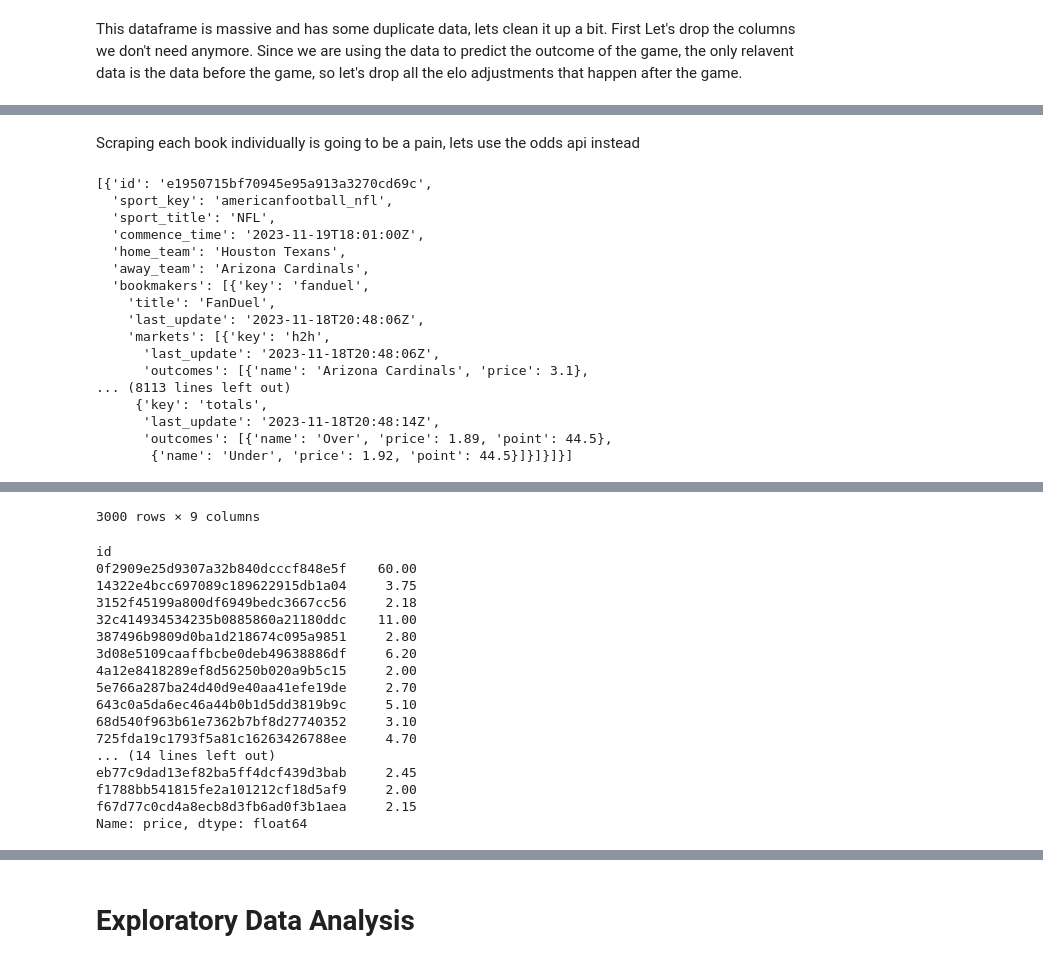
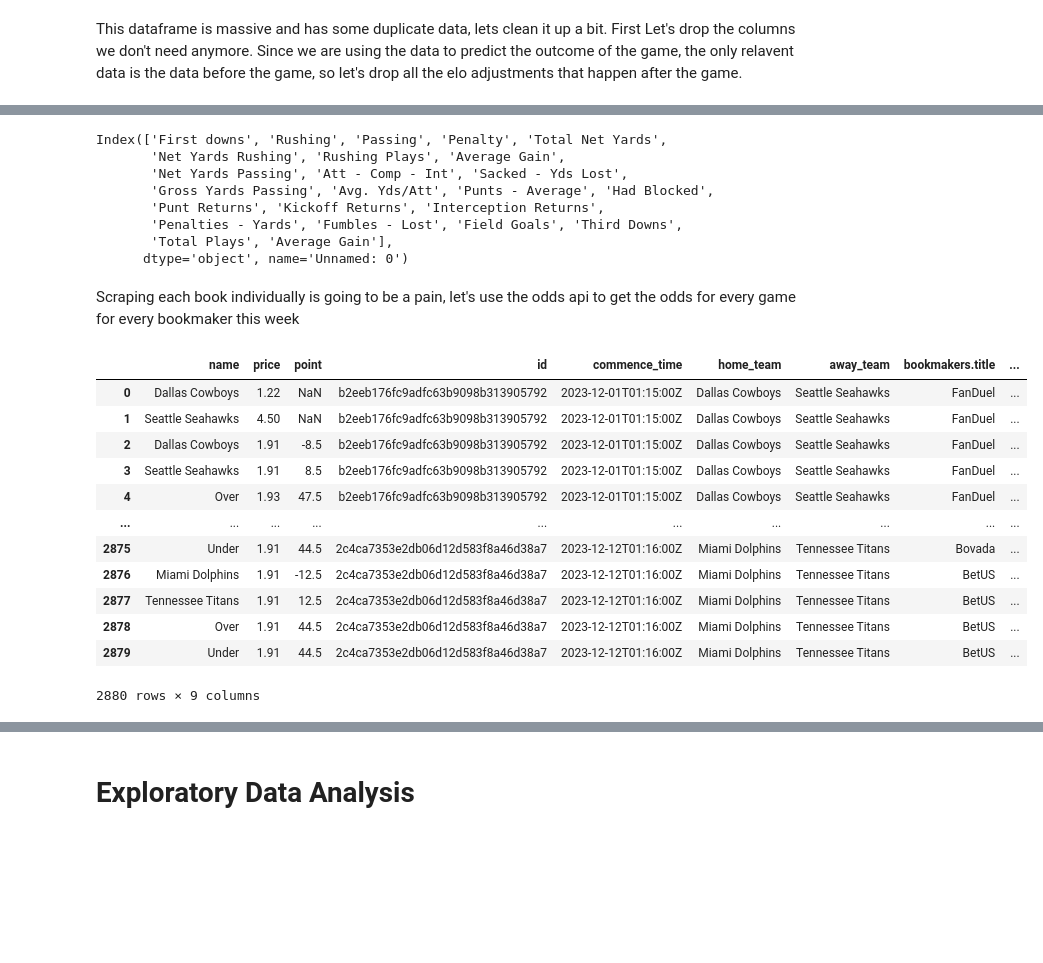
Before and after one commit to JonathanSears1/JonathanSears1.github.io, a Jupyter notebook: Beat-The-Books.ipynb, the cells around one changed output, grey strips where cells are left out. Saved outputs shown, nothing was run; the diff lists cells and outputs as text; code cells hidden in the pictures; blank space fills up the shorter version.

```diff
--- a/Beat-The-Books.ipynb
+++ b/Beat-The-Books.ipynb
@@ -50,6 +61,7 @@ Spreadspoke: https://www.kaggle.com/datasets/tobycrabtree/nfl-scores-and-betting
 # %% [markdown]
 # ETL
 # %%
+#Imports
 import pandas as pd
 import numpy as np
 import matplotlib.pyplot as plt
@@ -61,6 +73,10 @@ import json
 from sklearn.feature_extraction import DictVectorizer
 from sklearn.preprocessing import StandardScaler
 from sklearn.neighbors import KNeighborsRegressor
+from sklearn.linear_model import LogisticRegression
+from sklearn.metrics import mean_absolute_error
+from random import randint
+pd.set_option('display.max_columns',None)
 # %%
 #First lets read in our data
 games = pd.read_csv('./Data/spreadspoke_scores.csv')
@@ -207,30 +300,39 @@ If we want to use our model on current betting data, we are going to have to use
+# %%
+demo.columns
+# %% [output]
+Index(['First downs', 'Rushing', 'Passing', 'Penalty', 'Total Net Yards',
+       'Net Yards Rushing', 'Rushing Plays', 'Average Gain',
+       'Net Yards Passing', 'Att - Comp - Int', 'Sacked - Yds Lost',
+       'Gross Yards Passing', 'Avg. Yds/Att', 'Punts - Average', 'Had Blocked',
+       'Punt Returns', 'Kickoff Returns', 'Interception Returns',
+       'Penalties - Yards', 'Fumbles - Lost', 'Field Goals', 'Third Downs',
+       'Total Plays', 'Average Gain'],
+      dtype='object', name='Unnamed: 0')
 # %% [markdown]
-Scraping each book individually is going to be a pain, lets use the odds api instead
+Scraping each book individually is going to be a pain, let's use the odds api to get the odds for every game for every bookmaker this week
 # %%
-odds_req = requests.get("https://api.the-odds-api.com//v4/sports/americanfootball_nfl/odds/?apiKey=d5a59b0d6cab3de1281688d7d4a2bb6c&regions=us,eu&markets=h2h,totals,spreads")
+#TODO: remove api key from request and add it as a parameter so you can read it in from a file
+with open('api-key.txt','r') as api_key_file:
+    api_key = api_key_file.read()
+    api_key_file.close()
+
+odds_req = requests.get(f"https://api.the-odds-api.com//v4/sports/americanfootball_nfl/odds/?apiKey={api_key}&regions=us,eu&markets=h2h,totals,spreads")
 # %%
+
 odds_json = json.loads(odds_req.content)
-display(odds_json)
 odds_df = pd.json_normalize(odds_json, record_path=['bookmakers','markets','outcomes'], meta=['id','commence_time','home_team','away_team',['bookmakers','title'],['bookmakers','markets','key'],])
-display(odds_df)
-
-display(odds_df.groupby('id')['price'].max())
-display(odds_df.groupby('id')['price'].min())
+odds_df
 # %% [output]
+|  | name | price | point | id | commence_time | home_team | away_team | bookmakers.title | ... |
+| 0 | Dallas Cowboys | 1.22 | NaN | b2eeb176fc9adfc63b9098b313905792 | 2023-12-01T01:15:00Z | Dallas Cowboys | Seattle Seahawks | FanDuel | ... |
+| 1 | Seattle Seahawks | 4.50 | NaN | b2eeb176fc9adfc63b9098b313905792 | 2023-12-01T01:15:00Z | Dallas Cowboys | Seattle Seahawks | FanDuel | ... |
+| 2 | Dallas Cowboys | 1.91 | -8.5 | b2eeb176fc9adfc63b9098b313905792 | 2023-12-01T01:15:00Z | Dallas Cowboys | Seattle Seahawks | FanDuel | ... |
+| 3 | Seattle Seahawks | 1.91 | 8.5 | b2eeb176fc9adfc63b9098b313905792 | 2023-12-01T01:15:00Z | Dallas Cowboys | Seattle Seahawks | FanDuel | ... |
+| 4 | Over | 1.93 | 47.5 | b2eeb176fc9adfc63b9098b313905792 | 2023-12-01T01:15:00Z | Dallas Cowboys | Seattle Seahawks | FanDuel | ... |
+| ... | ... | ... | ... | ... | ... | ... | ... | ... | ... |
+| 2875 | Under | 1.91 | 44.5 | 2c4ca7353e2db06d12d583f8a46d38a7 | 2023-12-12T01:16:00Z | Miami Dolphins | Tennessee Titans | Bovada | ... |
+| 2876 | Miami Dolphins | 1.91 | -12.5 | 2c4ca7353e2db06d12d583f8a46d38a7 | 2023-12-12T01:16:00Z | Miami Dolphins | Tennessee Titans | BetUS | ... |
+| 2877 | Tennessee Titans | 1.91 | 12.5 | 2c4ca7353e2db06d12d583f8a46d38a7 | 2023-12-12T01:16:00Z | Miami Dolphins | Tennessee Titans | BetUS | ... |
+| 2878 | Over | 1.91 | 44.5 | 2c4ca7353e2db06d12d583f8a46d38a7 | 2023-12-12T01:16:00Z | Miami Dolphins | Tennessee Titans | BetUS | ... |
+| 2879 | Under | 1.91 | 44.5 | 2c4ca7353e2db06d12d583f8a46d38a7 | 2023-12-12T01:16:00Z | Miami Dolphins | Tennessee Titans | BetUS | ... |
-[{'id': 'e1950715bf70945e95a913a3270cd69c',
-  'sport_key': 'americanfootball_nfl',
-  'sport_title': 'NFL',
-  'commence_time': '2023-11-19T18:01:00Z',
-  'home_team': 'Houston Texans',
-  'away_team': 'Arizona Cardinals',
-  'bookmakers': [{'key': 'fanduel',
-    'title': 'FanDuel',
-    'last_update': '2023-11-18T20:48:06Z',
-    'markets': [{'key': 'h2h',
-      'last_update': '2023-11-18T20:48:06Z',
-      'outcomes': [{'name': 'Arizona Cardinals', 'price': 3.1},
-... (8113 lines left out)
-     {'key': 'totals',
-      'last_update': '2023-11-18T20:48:14Z',
-      'outcomes': [{'name': 'Over', 'price': 1.89, 'point': 44.5},
-       {'name': 'Under', 'price': 1.92, 'point': 44.5}]}]}]}]
+2880 rows × 9 columns
@@ -249,18 +338,0 @@ display(odds_df.groupby('id')['price'].min())
-3000 rows × 9 columns
-id
-0f2909e25d9307a32b840dcccf848e5f    60.00
-14322e4bcc697089c189622915db1a04     3.75
-3152f45199a800df6949bedc3667cc56     2.18
-32c414934534235b0885860a21180ddc    11.00
-387496b9809d0ba1d218674c095a9851     2.80
-3d08e5109caaffbcbe0deb49638886df     6.20
-4a12e8418289ef8d56250b020a9b5c15     2.00
-5e766a287ba24d40d9e40aa41efe19de     2.70
-643c0a5da6ec46a44b0b1d5dd3819b9c     5.10
-68d540f963b61e7362b7bf8d27740352     3.10
-725fda19c1793f5a81c16263426788ee     4.70
-... (14 lines left out)
-eb77c9dad13ef82ba5ff4dcf439d3bab     2.45
-f1788bb541815fe2a101212cf18d5af9     2.00
-f67d77c0cd4a8ecb8d3fb6ad0f3b1aea     2.15
-Name: price, dtype: float64
```
Also changed, not shown: parts of 44 cells of this notebook, 1 other file.
